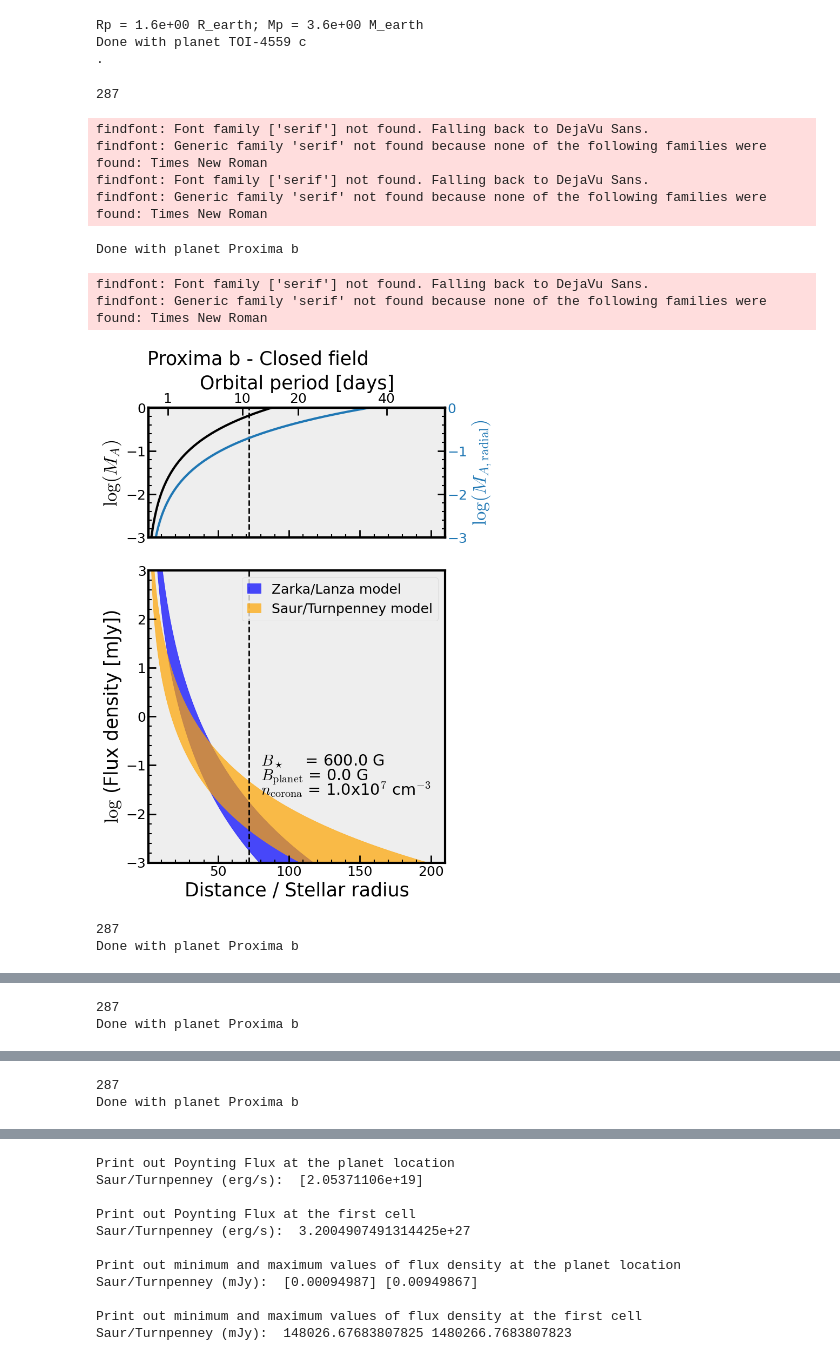
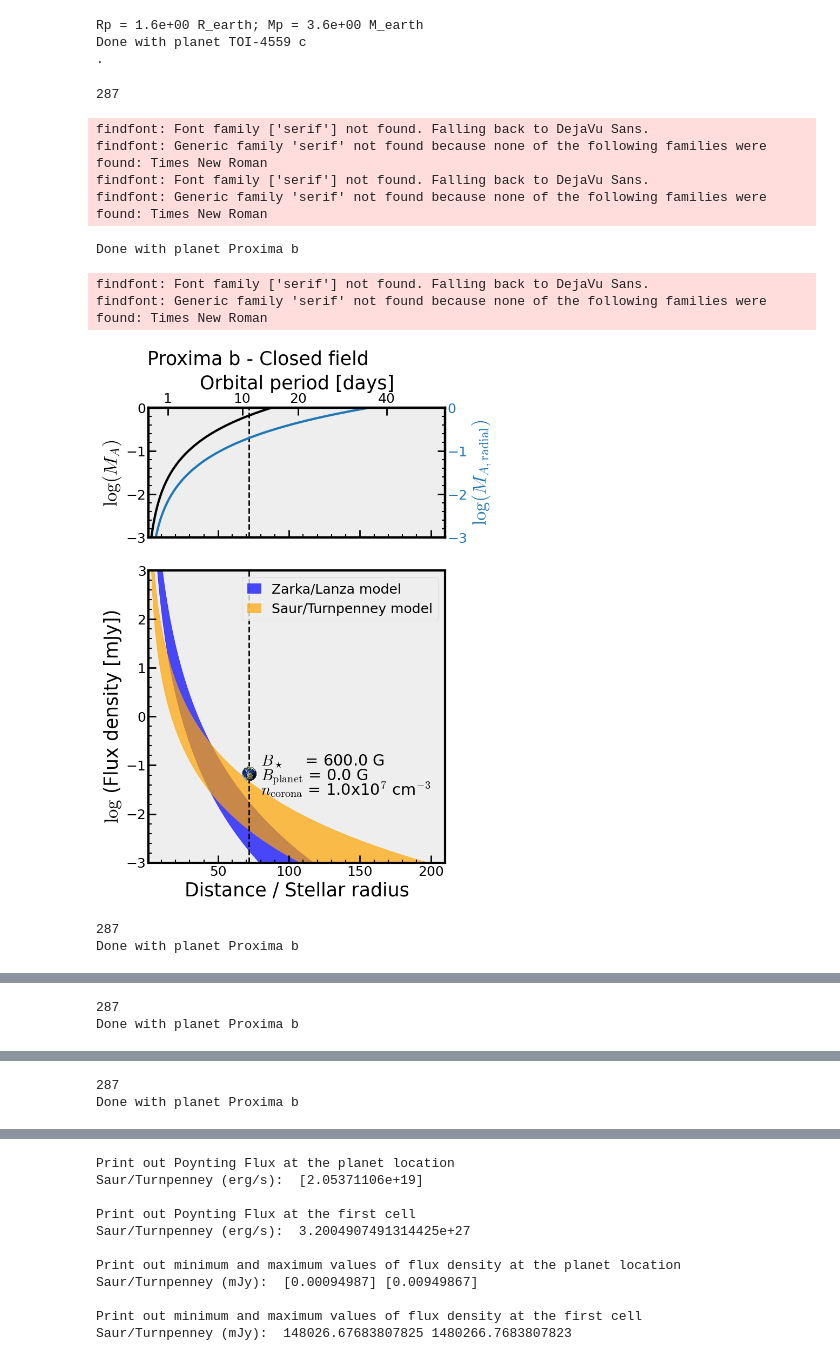
Before and after one commit to mapereztorres/spirou, a Jupyter notebook: SPI.ipynb, the cells around one changed output, grey strips where cells are left out. Cells and saved outputs as stored; diff of their text form; code cells hidden in the pictures.

```diff
--- a/SPI.ipynb
+++ b/SPI.ipynb
@@ -677,9 +677,10 @@ for indi in star_array:
             ax2.set_ylabel(r"${\rm log}$ (Flux density [mJy])")
 
             #Draw also Alfven radial Mach number
+            draw_M_A_radial = 0
+            if draw_M_A_rad
             ax12 = ax1.twinx() #instantiate 2nd axes that shares the same x-axis
             ax12.set_ylim([-3,0])
-
             color = 'tab:blue'
             ax12.set_ylabel('')
             ax12.plot(x, np.log10(M_A_radial), color=color, lw=lw)
@@ -698,7 +699,12 @@ for indi in star_array:
             ax2.legend(loc=1)
 
             # draw a little Earth at the planet position for visualization purposes
-
+            paths = ['./pics/earth.png']
+            x = [r_orb/R_star]
+            y = [np.log10(3*rms)]
+            for x0, y0, path in zip(x, y, paths):
+                ab_earth = AnnotationBbox(getImage(path), (x0, y0), frameon=False)
+                ax2.add_artist(ab_earth)
 
             #Print out relevant input and output parameters, including the expected flux received at Earth
             # from the SPI at the position of the planet
@@ -746,33 +752,33 @@ for indi in star_array:
                     ax1.text(x=0, y=1, s= Exoplanet + " - Closed field")
                     out = Exoplanet + "-Closed-Bstar"+ common_string
 
                 outfilePDF = os.path.join(outdir, outfile+".pdf")
                 plt.savefig(outfilePDF)
                 plt.close()
             else:
                 plt.show()
 
 
 
             outfileTXT = os.path.join(outdir, outfile+'.txt')
             with open(outfileTXT, 'w') as f:
                 f.write('# INPUT PARAMETERS:  ########\n')
                 #f.write('B_star = {0:.0f} G; B_planet = {1:.0f} G\n'.format(B_star, Bp[loc_pl]))
                 f.write('T_corona = {0:.0e} K\n'.format(T_corona))
                 f.write('Stellar wind particle density at the base = {0:.0e} cm-3\n\n'.format(n_sw_base))
                 f.write('# OUTPUT PARAMETERS: ########\n')
                 f.write('ECMI freq (fundamental) = {0:.0f} MHz\n'.format(gyrofreq/1e6))
                 f.write('Flux_ST: ({0}, {1}) mJy\n'.format(Flux_r_S_min[loc_pl], Flux_r_S_max[loc_pl]))
                 f.write('Flux_ZL: ({0}, {1}) mJy\n'.format(Flux_r_S_ZL_min[loc_pl], Flux_r_S_ZL_max[loc_pl]))
 # %% [output]
 287
 findfont: Font family ['serif'] not found. Falling back to DejaVu Sans.
 findfont: Generic family 'serif' not found because none of the following families were found: Times New Roman
 findfont: Font family ['serif'] not found. Falling back to DejaVu Sans.
 findfont: Generic family 'serif' not found because none of the following families were found: Times New Roman
 Done with planet Proxima b
 findfont: Font family ['serif'] not found. Falling back to DejaVu Sans.
 findfont: Generic family 'serif' not found because none of the following families were found: Times New Roman
-[figure, old version]
+[figure, new version]
 287
 Done with planet Proxima b
```
Also changed, not shown: parts of 1 cell of this notebook.
